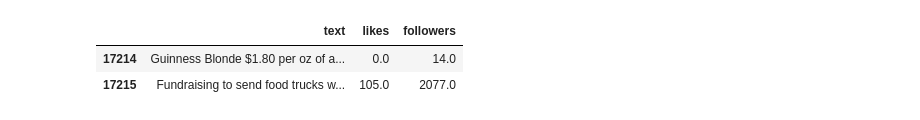
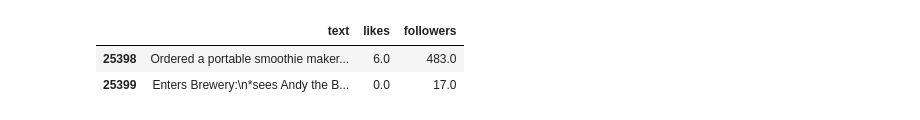
Before and after one commit to giemsei/dssc-ml, a Jupyter notebook: notes/mpolo/join.ipynb, the cells around one changed output. Cells and saved outputs as stored; diff of their text form; code cells hidden in the pictures.

```diff
--- a/notes/mpolo/join.ipynb
+++ b/notes/mpolo/join.ipynb
@@ -4,17 +4,18 @@ import os
 # %%
 #TODO tune
 dirs = [
     'debug_sets/619439/',
-    'debug_sets/710527/']
+    'debug_sets/710527/',
+    'debug_sets/797076/']
 
 #load and join raw tweets
 df = pd.concat([pd.read_csv(dir_+'dataset_raw.csv') for dir_ in dirs], ignore_index=True)
 df.dropna(inplace=True, axis=1)
 df.tail(2)
 # %% [output]
 |  | text | likes | followers |
-| 17214 | Guinness Blonde $1.80 per oz of a... | 0.0 | 14.0 |
-| 17215 | Fundraising to send food trucks w... | 105.0 | 2077.0 |
+| 25398 | Ordered a portable smoothie maker... | 6.0 | 483.0 |
+| 25399 | Enters Brewery:\n*sees Andy the B... | 0.0 | 17.0 |
 # %%
 #save joined raw tweets
 dir_ = 'debug_sets/joined/'
```
Also changed, not shown: 5 other files.
